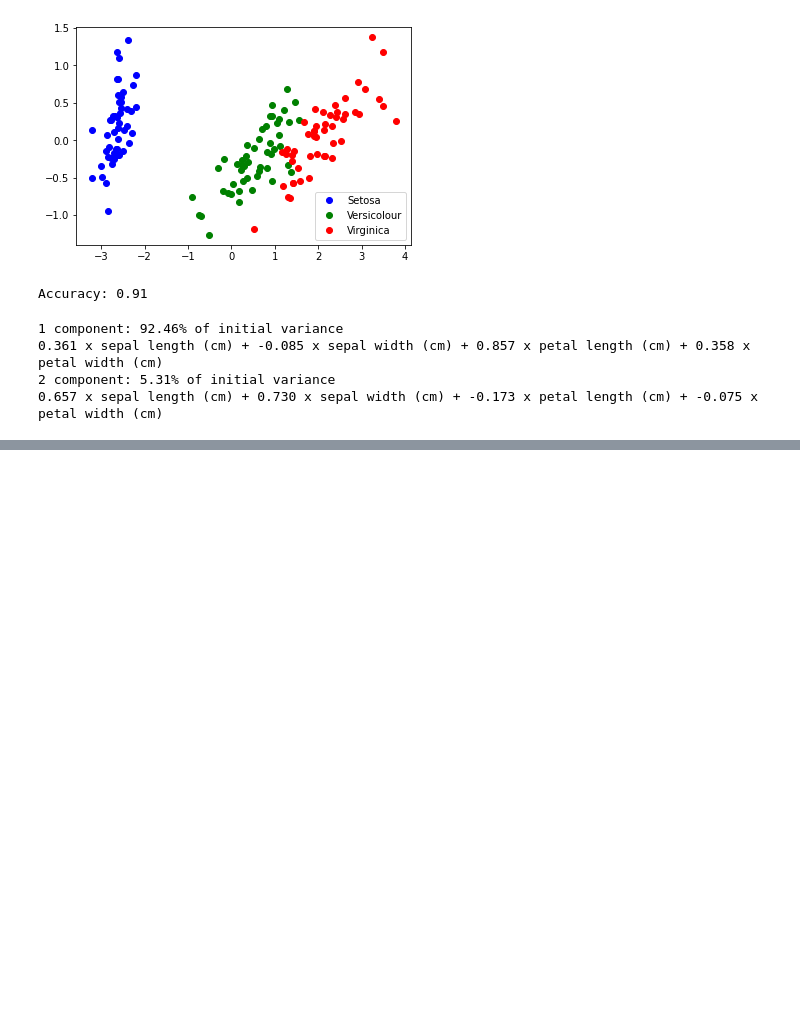
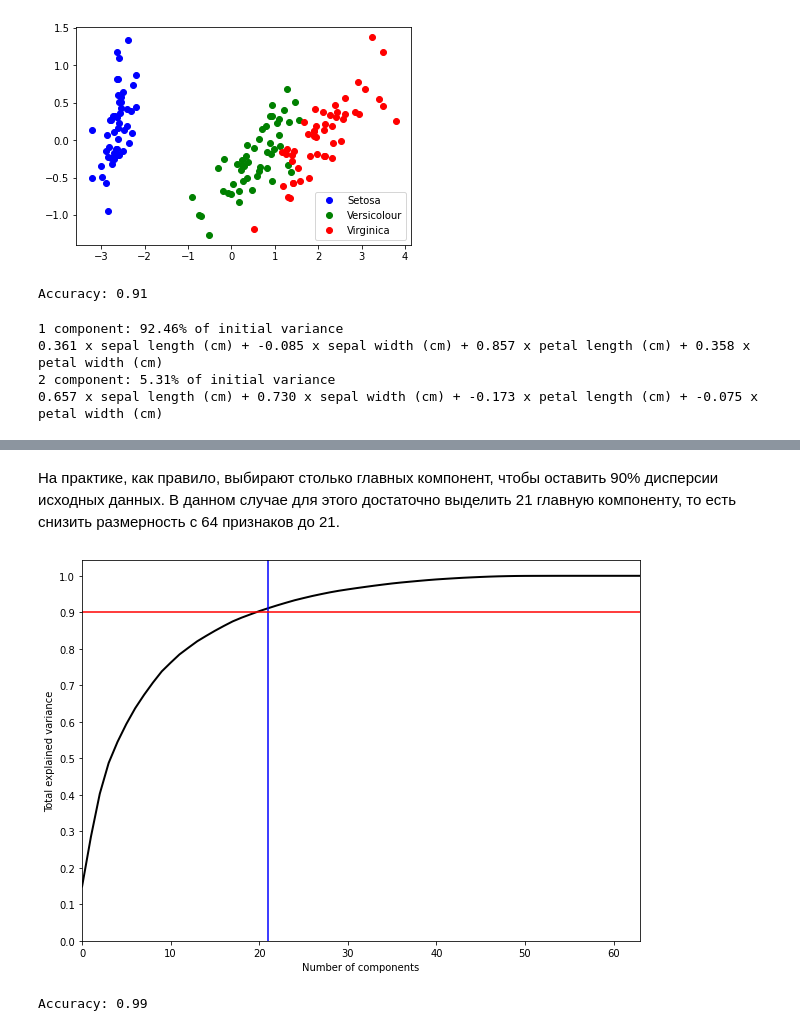
Before and after one commit to AlexeyMarg/open_ai_course, a Jupyter notebook: 7_without_teacher/7_without_teacher.ipynb, the cells around one changed output, grey strips where cells are left out. Cells and saved outputs as stored; diff of their text form; code cells hidden in the pictures; blank space fills up the shorter version.

```diff
--- a/7_without_teacher/7_without_teacher.ipynb
+++ b/7_without_teacher/7_without_teacher.ipynb
@@ -104,0 +152,25 @@ for i, component in enumerate(pca.components_):
+# %% [markdown]
+На практике, как правило, выбирают столько главных компонент, чтобы оставить 90% дисперсии исходных данных. В данном случае для этого достаточно выделить 21 главную компоненту, то есть снизить размерность с 64 признаков до 21.
+# %%
+pca = decomposition.PCA().fit(X)
+
+plt.figure(figsize=(10,7))
+plt.plot(np.cumsum(pca.explained_variance_ratio_), color='k', lw=2)
+plt.xlabel('Number of components')
+plt.ylabel('Total explained variance')
+plt.xlim(0, 63)
+plt.yticks(np.arange(0, 1.1, 0.1))
+plt.axvline(21, c='b')
+plt.axhline(0.9, c='r')
+plt.show();
+# %% [output]
+[figure, added]
+# %%
+X_train, X_test, y_train, y_test = train_test_split(X_tsne, y, test_size=0.3, stratify=y, random_state=42)
+
+clf = DecisionTreeClassifier(max_depth=10, random_state=42)
+clf.fit(X_train, y_train)
+y_pred = clf.predict_proba(X_test)
+print('Accuracy: %.2f' % accuracy_score(y_test, y_pred.argmax(axis=1)))
+# %% [output]
+Accuracy: 0.99
```
Also changed, not shown: parts of 6 cells of this notebook.
